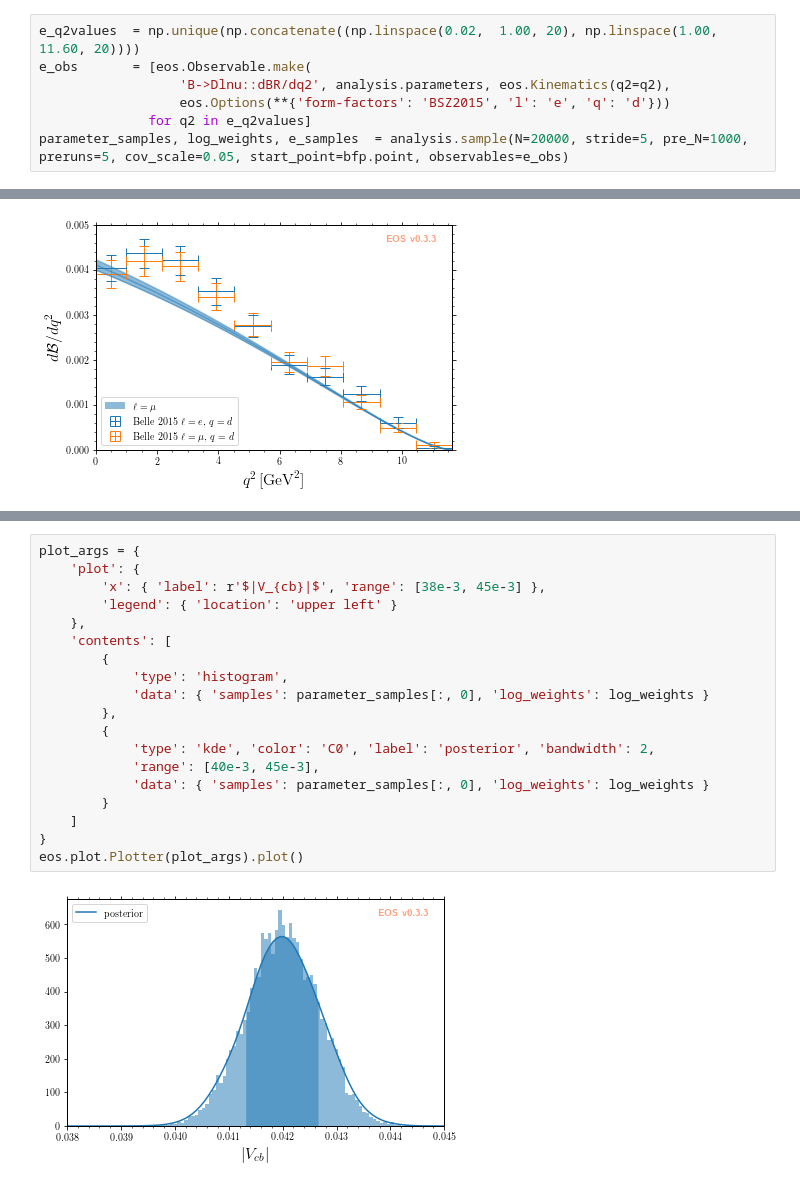
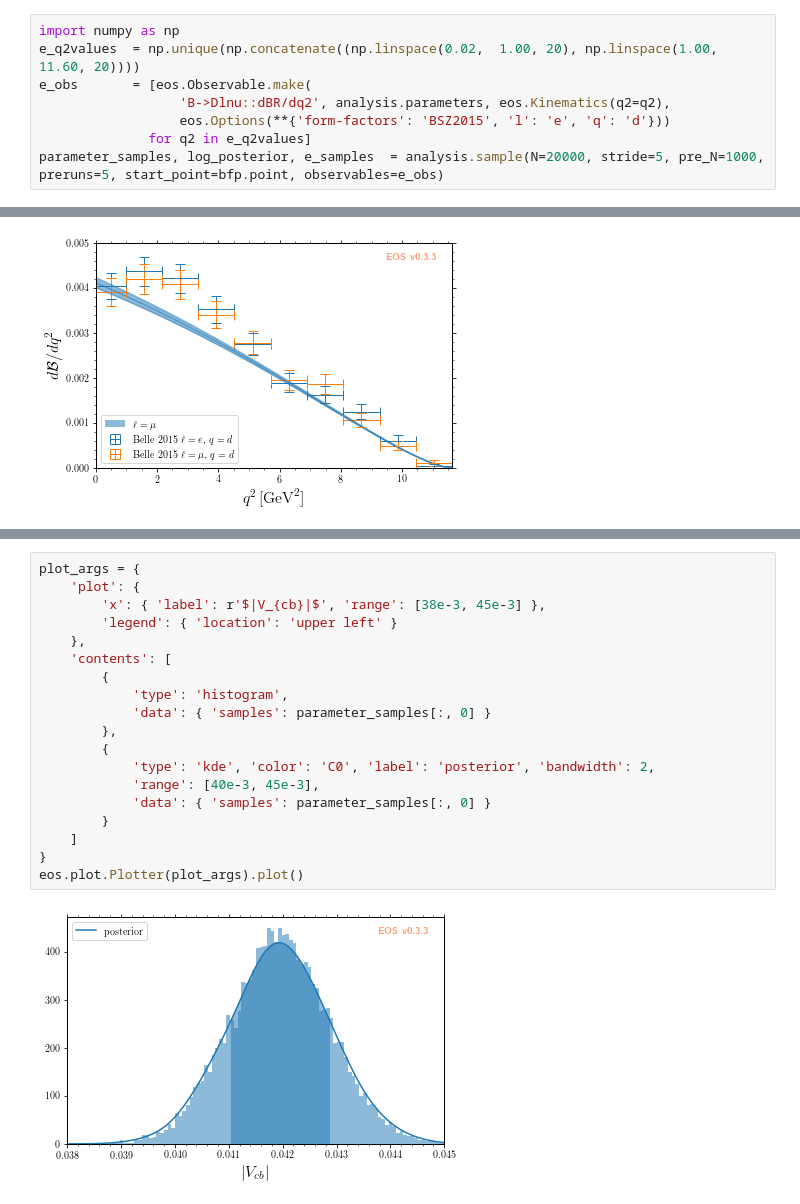
Before and after one commit to eos/eos, a Jupyter notebook: examples/inference.ipynb, the cells around one changed output, grey strips where cells are left out. Drawn from its saved outputs; the diff is of its cells as text.

```diff
--- a/examples/inference.ipynb
+++ b/examples/inference.ipynb
@@ -114,10 +174,11 @@ INFO:EOS:Optimization goal achieved after 266 function evaluations
 # %%
+import numpy as np
 e_q2values  = np.unique(np.concatenate((np.linspace(0.02,  1.00, 20), np.linspace(1.00, 11.60, 20))))
 e_obs       = [eos.Observable.make(
                   'B->Dlnu::dBR/dq2', analysis.parameters, eos.Kinematics(q2=q2),
                   eos.Options(**{'form-factors': 'BSZ2015', 'l': 'e', 'q': 'd'}))
               for q2 in e_q2values]
-parameter_samples, log_weights, e_samples  = analysis.sample(N=20000, stride=5, pre_N=1000, preruns=5, cov_scale=0.05, start_point=bfp.point, observables=e_obs)
+parameter_samples, log_posterior, e_samples  = analysis.sample(N=20000, stride=5, pre_N=1000, preruns=5, start_point=bfp.point, observables=e_obs)
 # %% [output]
 INFO:EOS:Prerun 0 out of 5
 INFO:EOS:Prerun 0: acceptance rate is   1%
@@ -169,21 +245,21 @@ eos.plot.Plotter(plot_args).plot()
 # %%
 plot_args = {
     'plot': {
         'x': { 'label': r'$|V_{cb}|$', 'range': [38e-3, 45e-3] },
         'legend': { 'location': 'upper left' }
     },
     'contents': [
         {
             'type': 'histogram',
-            'data': { 'samples': parameter_samples[:, 0], 'log_weights': log_weights }
+            'data': { 'samples': parameter_samples[:, 0] }
         },
         {
             'type': 'kde', 'color': 'C0', 'label': 'posterior', 'bandwidth': 2,
             'range': [40e-3, 45e-3],
-            'data': { 'samples': parameter_samples[:, 0], 'log_weights': log_weights }
+            'data': { 'samples': parameter_samples[:, 0] }
         }
     ]
 }
 eos.plot.Plotter(plot_args).plot()
 # %% [output]
-[figure, old version]
+[figure, new version]
```
Also changed, not shown: parts of 22 cells of this notebook, 2 other files.
